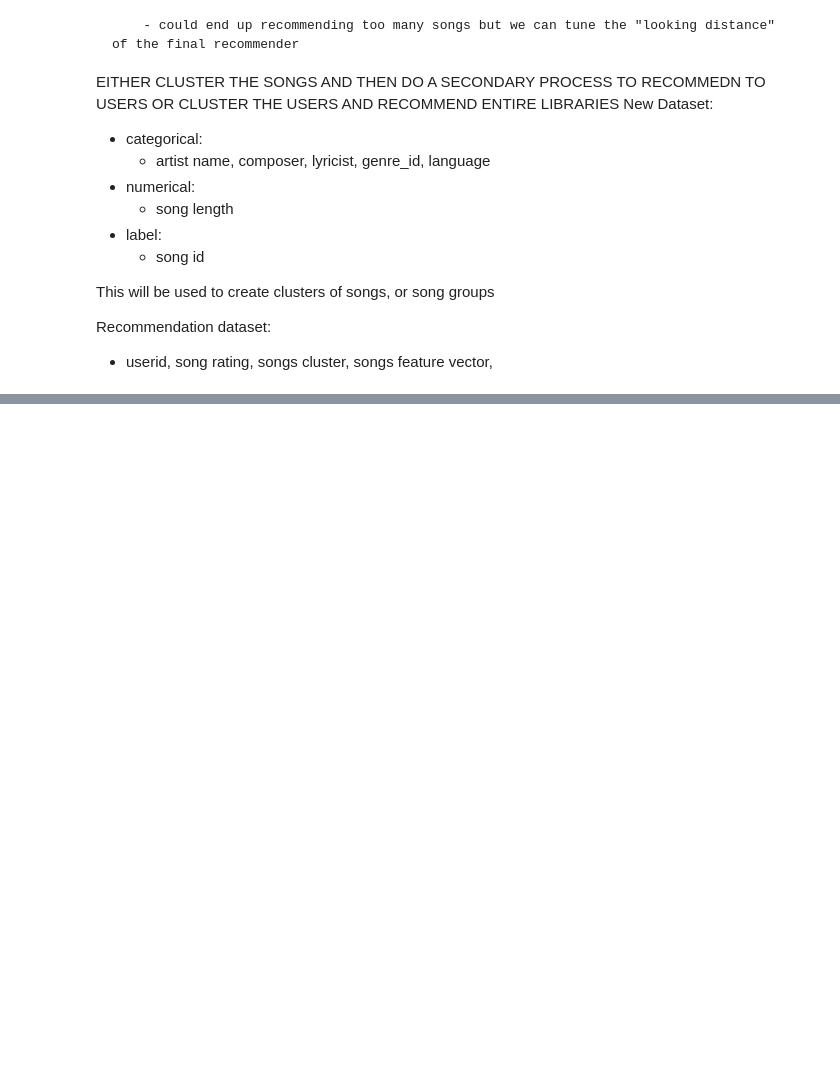
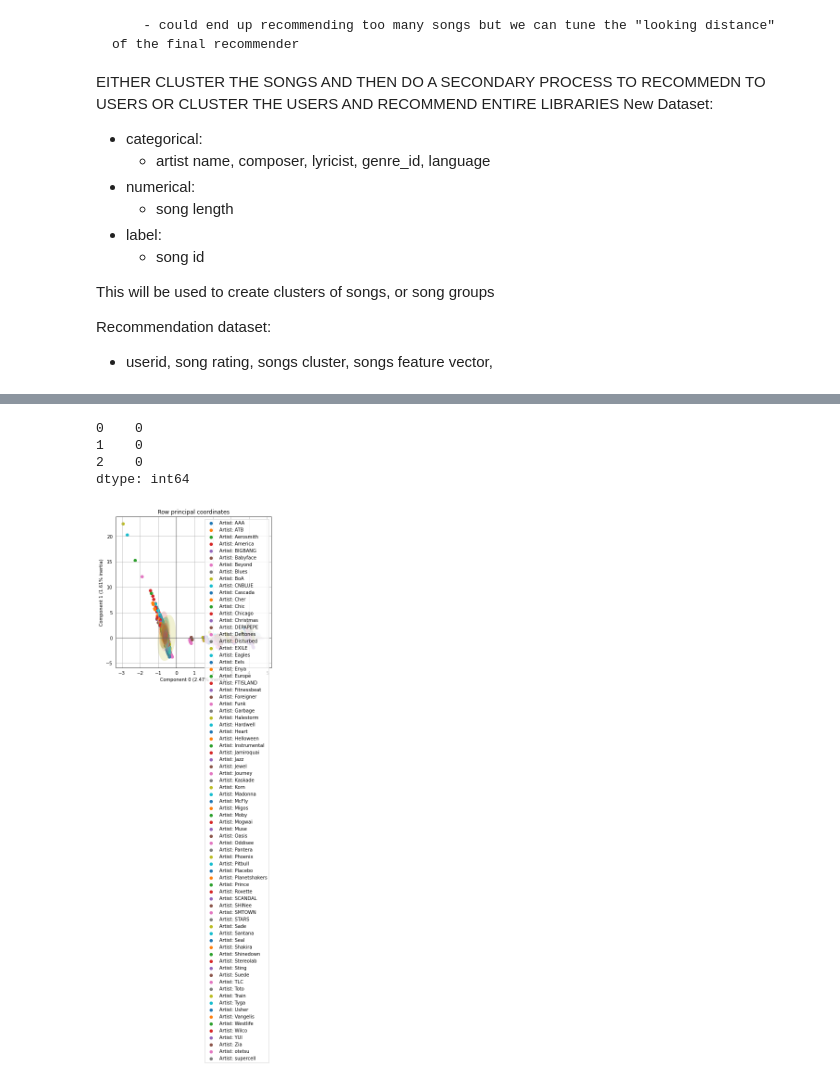
Before and after one commit to mycicle/ma544, a Jupyter notebook: assignments/final_project/src/WSDM_Analysis.ipynb, the cells around one changed output, grey strips where cells are left out. Saved outputs shown, nothing was run; the diff lists cells and outputs as text; code cells hidden in the pictures; blank space fills up the shorter version.

```diff
--- a/assignments/final_project/src/WSDM_Analysis.ipynb
+++ b/assignments/final_project/src/WSDM_Analysis.ipynb
@@ -133,0 +211,3 @@ Recommendation dataset:
+# %%
+raw = raw[(raw.artist_name != 'Various Artists') & (raw.artist_name != 'Various')]
+raw = raw[raw.language != -1]
@@ -133,0 +216,6 @@ Recommendation dataset:
+# %%
+num_artists=80
+num_composers=200
+num_lyricists=200
+num_genres=200
+num_languages=3
@@ -133,0 +238,6 @@ Recommendation dataset:
+# %%
+raw = raw[raw.artist_name.isin(raw['artist_name'].value_counts(sort=True).index.tolist()[:num_artists])]
+raw = raw[raw.composer.isin(raw['composer'].value_counts(sort=True).index.tolist()[:num_composers])]
+raw = raw[raw.lyricist.isin(raw['lyricist'].value_counts(sort=True).index.tolist()[:num_lyricists])]
+raw = raw[raw.genre_id.isin(raw['genre_id'].value_counts(sort=True).index.tolist()[:num_genres])]
+raw = raw[raw.language.isin(raw['language'].value_counts(sort=True).index.tolist()[:num_languages])]
@@ -133,0 +324,32 @@ Recommendation dataset:
+# %%
+import prince
+famd = prince.FAMD(
+    n_components=3,
+    n_iter=5,
+    copy=True,
+    check_input=True,
+    engine='auto',
+    random_state=42
+)
+famd = famd.fit(raw.drop('artist_name', axis='columns'))
+# %%
+famd.row_coordinates(raw).isna().sum()
+# %% [output]
+0    0
+1    0
+2    0
+dtype: int64
+# %%
+ax = famd.plot_row_coordinates(
+    X = raw,
+    ax=None,
+    figsize=(6,6),
+    x_component=0,
+    y_component=1,
+    color_labels=["Artist: {}".format(t) for t in raw["artist_name"]],
+    ellipse_outline=False,
+    ellipse_fill=True,
+    show_points=True
+)
+# %% [output]
+[figure, added]
```
Also changed, not shown: parts of 18 cells of this notebook, 1 other file.
